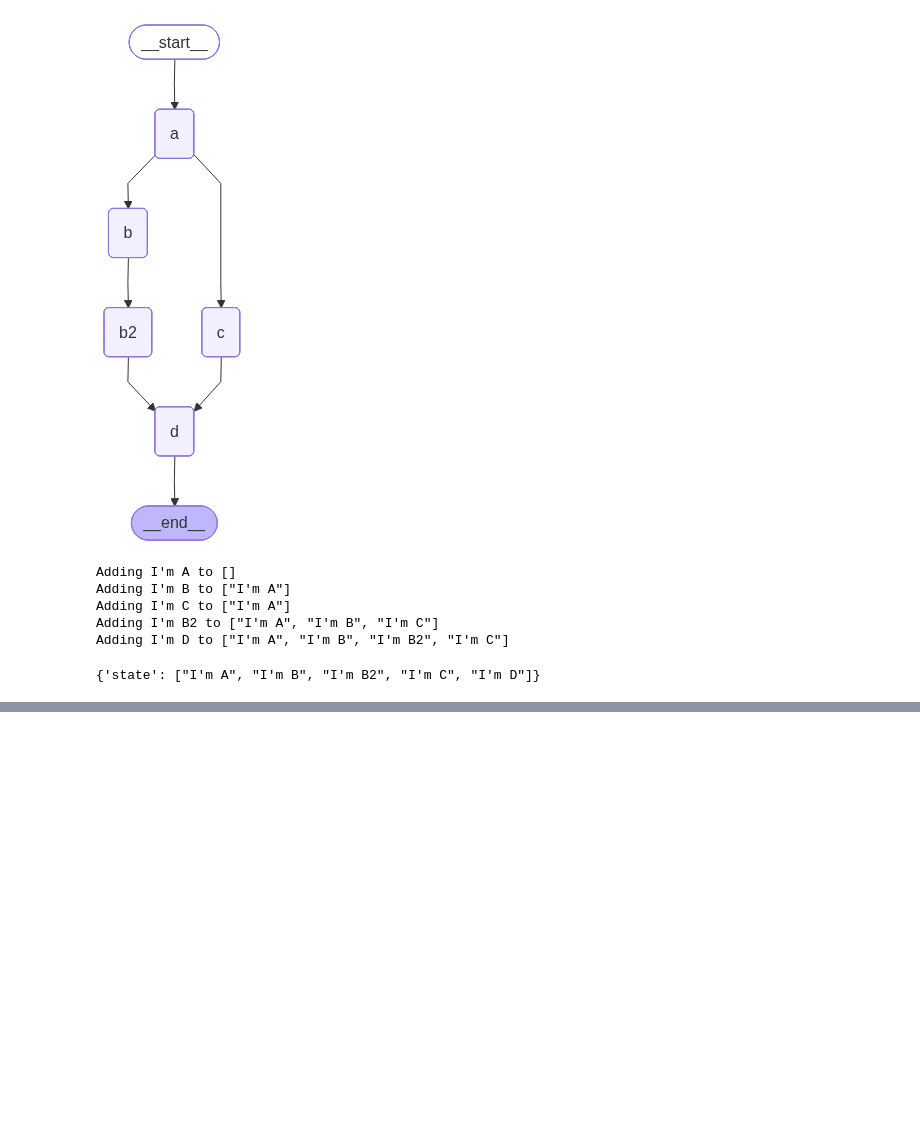
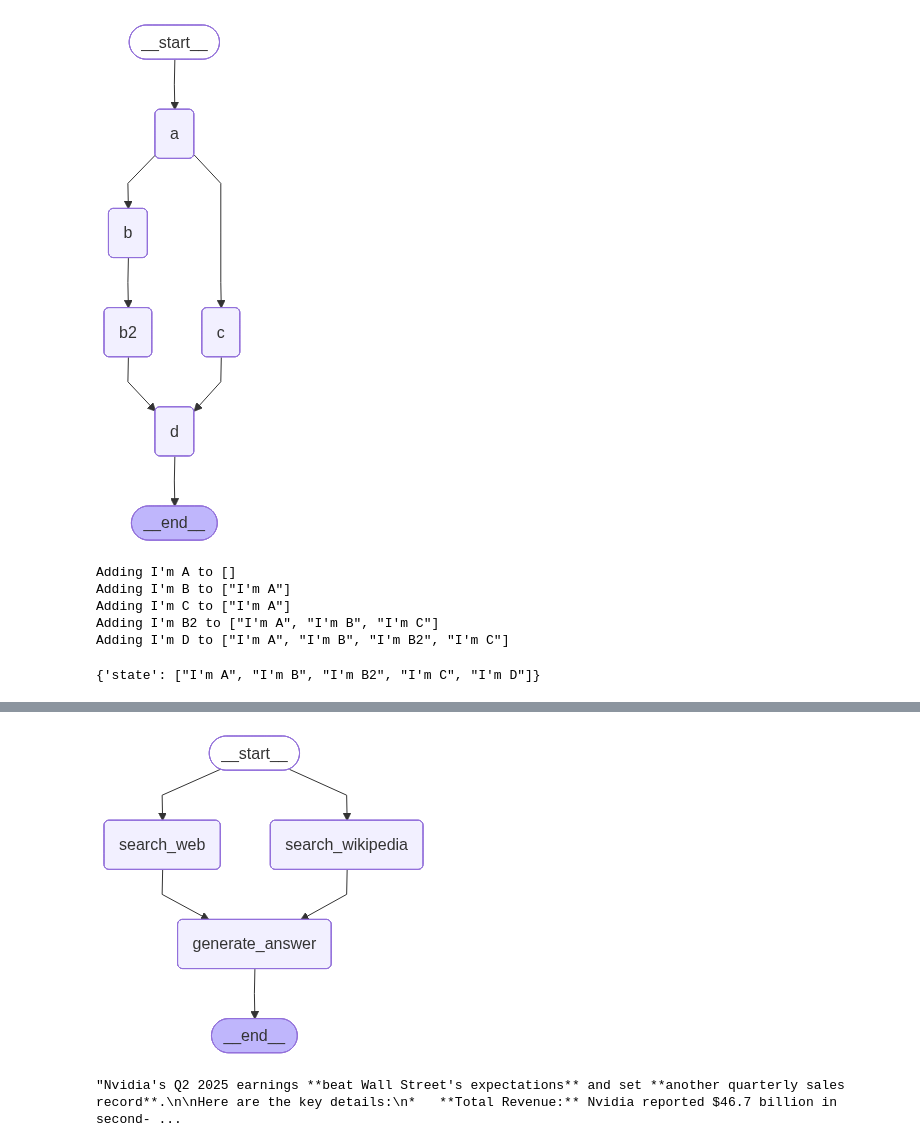
Before and after one commit to Abdoosaeid/LangGraph-Mastery, a Jupyter notebook: 17-parallelization.ipynb, the cells around one changed output, grey strips where cells are left out. Saved outputs shown, nothing was run; the diff lists cells and outputs as text; code cells hidden in the pictures; blank space fills up the shorter version.

Commit message:
make search agent with Wikipedia and Web-Search

```diff
--- a/17-parallelization.ipynb
+++ b/17-parallelization.ipynb
@@ -247,0 +256,5 @@ Adding I'm D to ["I'm A", "I'm B", "I'm B2", "I'm C"]
+# %%
+class State(TypedDict):
+    question: str
+    answer: str
+    context: Annotated[list, operator.add]
@@ -247,0 +312,44 @@ Adding I'm D to ["I'm A", "I'm B", "I'm B2", "I'm C"]
+# %%
+def generate_answer(state):
+
+    """ Node to answer a question """
+
+    # Get state
+    context = state["context"]
+    question = state["question"]
+
+    # Template
+    answer_template = """Answer the question {question} using this context: {context}"""
+    answer_instructions = answer_template.format(question=question,
+                                                       context=context)
+
+    # Answer
+    answer = model.invoke([SystemMessage(content=answer_instructions)]+[HumanMessage(content=f"Answer the question.")])
+
+    # Append it to state
+    return {"answer": answer}
+# %%
+# Add nodes
+builder = StateGraph(State)
+
+# Initialize each node with node_secret
+builder.add_node("search_web",search_web)
+builder.add_node("search_wikipedia", search_wikipedia)
+builder.add_node("generate_answer", generate_answer)
+
+# Flow
+builder.add_edge(START, "search_wikipedia")
+builder.add_edge(START, "search_web")
+builder.add_edge("search_wikipedia", "generate_answer")
+builder.add_edge("search_web", "generate_answer")
+builder.add_edge("generate_answer", END)
+graph = builder.compile()
+
+display(Image(graph.get_graph().draw_mermaid_png()))
+# %% [output]
+[figure, added]
+# %%
+result = graph.invoke({"question": "How were Nvidia's Q2 2025 earnings"})
+result['answer'].content
+# %% [output]
+"Nvidia's Q2 2025 earnings **beat Wall Street's expectations** and set **another quarterly sales record**.\n\nHere are the key details:\n*   **Total Revenue:** Nvidia reported $46.7 billion in second- ...
```
Also changed, not shown: parts of 6 cells of this notebook.
